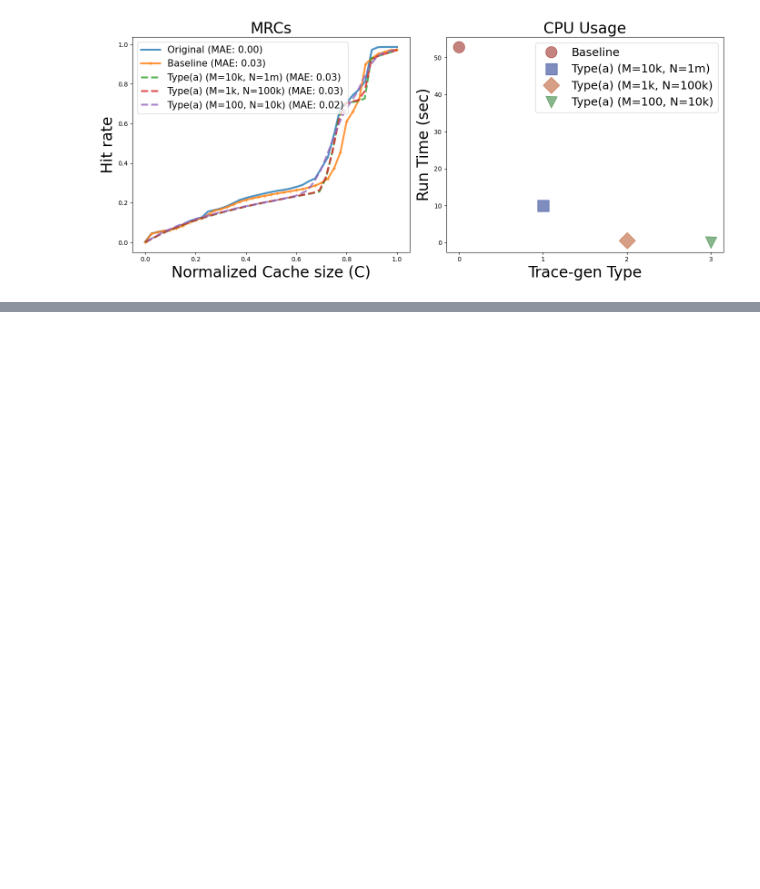
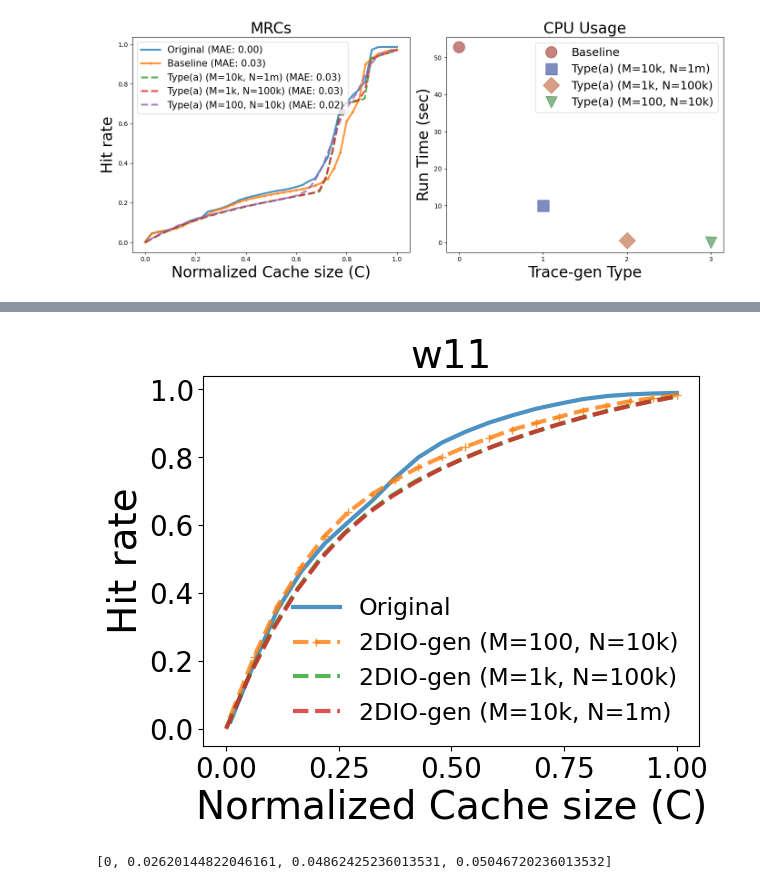
Before and after one commit to Effygal/trace-gen, a Jupyter notebook: performance.ipynb, the cells around one changed output, grey strips where cells are left out. Saved outputs shown, nothing was run; the diff lists cells and outputs as text; code cells hidden in the pictures; blank space fills up the shorter version.

```diff
--- a/performance.ipynb
+++ b/performance.ipynb
@@ -673,0 +713,29 @@ plot_mrcs([c_82, c_ta3_82, c_ta2_82, c_ta1_82], [hr_82, hr_ta3_82, hr_ta2_82, hr
+# %%
+# w11
+c11 = np.loadtxt('../data/LRU/w11_c.txt', dtype=np.int32)
+hr11 = np.loadtxt('../data/LRU/w11_lru_hr.txt', dtype=np.float32)
+g11 = tg.TraceGenerator(100, 10000)
+g11.set_irm_type('zipf')
+g11.set_zipf(1.3)
+t11_100_10k = g11.gen_from_pdf(g11.pdf_b, 1.0)
+np.savetxt(f'traces/w11_100_10k.txt', t11_100_10k, fmt='%d')
+c11_100_10k, hr11_100_10k = mrc(t11_100_10k)
+np.savetxt(f'../data/performance/c11_100_10k.txt', c11_100_10k, fmt='%d')
+np.savetxt(f'../data/performance/hr11_100_10k.txt', hr11_100_10k, fmt='%f')
+g11 = tg.TraceGenerator(1000, 100000)
+t11_1k_100k = g11.gen_from_pdf(g11.pdf_b, 1.0)
+np.savetxt(f'traces/w11_1k_100k.txt', t11_1k_100k, fmt='%d')
+c11_1k_100k, hr11_1k_100k = mrc(t11_1k_100k)
+np.savetxt(f'../data/performance/c11_1k_100k.txt', c11_1k_100k, fmt='%d')
+np.savetxt(f'../data/performance/hr11_1k_100k.txt', hr11_1k_100k, fmt='%f')
+g11 = tg.TraceGenerator(10000, 1000000)
+t11_10k_1m = g11.gen_from_pdf(g11.pdf_b, 1.0)
+np.savetxt(f'traces/w11_10k_1m.txt', t11_10k_1m, fmt='%d')
+c11_10k_1m, hr11_10k_1m = mrc(t11_10k_1m)
+np.savetxt(f'../data/performance/c11_10k_1m.txt', c11_10k_1m, fmt='%d')
+np.savetxt(f'../data/performance/hr11_10k_1m.txt', hr11_10k_1m, fmt='%f')
+
+plot_mrcs([c11, c11_100_10k, c11_1k_100k, c11_10k_1m], [hr11, hr11_100_10k, hr11_1k_100k, hr11_10k_1m], ['Original', '2DIO-gen (M=100, N=10k)', '2DIO-gen (M=1k, N=100k)', '2DIO-gen (M=10k, N=1m)'], 'w11', location='lower right')
+# %% [output]
+[figure, added]
+[0, 0.02620144822046161, 0.04862425236013531, 0.05046720236013532]
```
Also changed, not shown: parts of 33 cells of this notebook, 3 other files.
